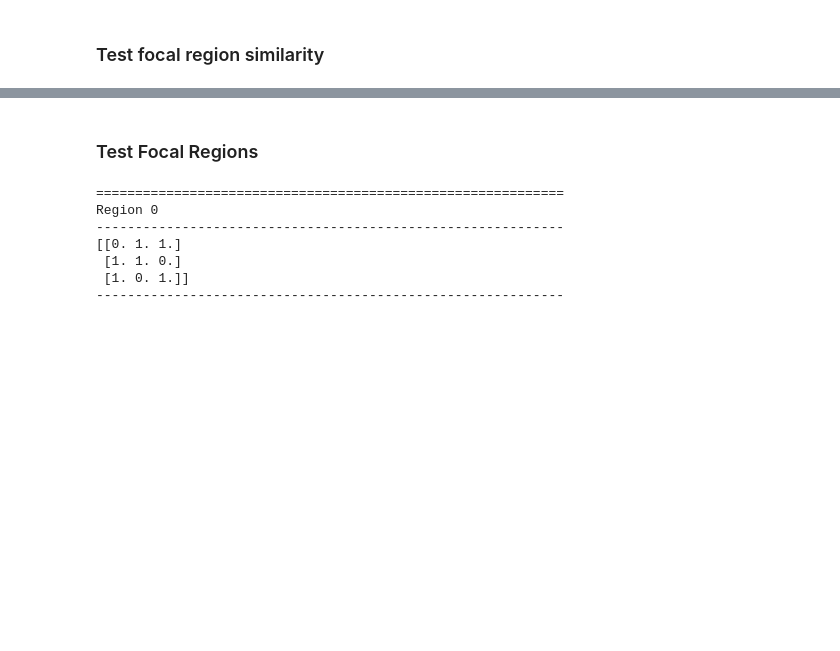
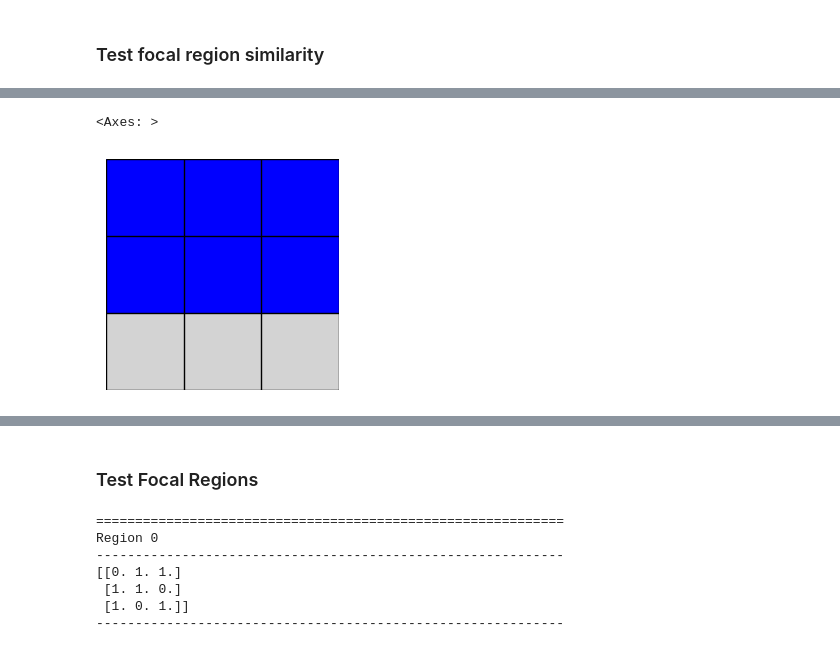
Before and after one commit to EAndrade-Lotero/Cognitive_Models_El_Farol_Bar_Problem, a Jupyter notebook: Notebooks/test_FRA.ipynb, the cells around one changed output, grey strips where cells are left out. Cells and saved outputs as stored; diff of their text form; code cells hidden in the pictures; blank space fills up the shorter version.

```diff
--- a/Notebooks/test_FRA.ipynb
+++ b/Notebooks/test_FRA.ipynb
@@ -64,0 +66,9 @@ FocalRegion.draw_region(history, file=file_name)
+# %%
+region = np.array([[1, 1, 1], [1, 1, 1], [0, 0, 0]])
+fra = FocalRegion(region, "alternation")
+fra.debug = True
+file_name = Path('..', 'LaTeX', 'FRA_region_2.png')
+FocalRegion.draw_region(region, file=file_name)
+# %% [output]
+<Axes: >
+[figure, added]
```
Also changed, not shown: parts of 17 cells of this notebook, 9 other files.
